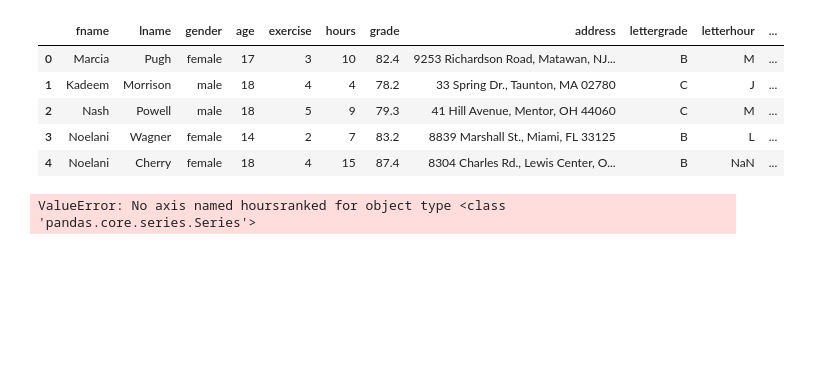
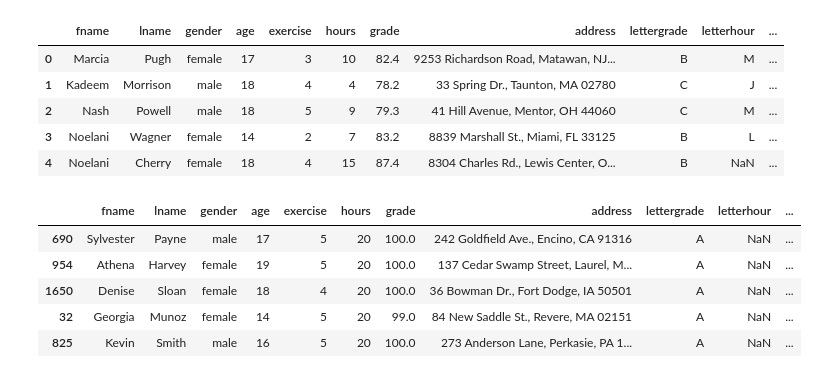
Before and after one commit to KKuzmiak/exercises, a Jupyter notebook: Learn Data Analysis.ipynb, the cells around one changed output. Saved outputs shown, nothing was run; the diff lists cells and outputs as text; code cells hidden in the pictures; blank space fills up the shorter version.

Commit message:
zmiana kodu sort values

```diff
--- a/Learn Data Analysis.ipynb
+++ b/Learn Data Analysis.ipynb
@@ -1102,6 +1102,11 @@ df5.head()
 | 3 | Noelani | Wagner | female | 14 | 2 | 7 | 83.2 | 8839 Marshall St., Miami, FL 33125 | B | L | ... |
 | 4 | Noelani | Cherry | female | 18 | 4 | 15 | 87.4 | 8304 Charles Rd., Lewis Center, O... | B | NaN | ... |
 # %%
-df5['hoursranked'].sort_values('hoursranked').tail(50)
+df5.sort_values('hoursranked').tail(5)
 # %% [output]
-ValueError: No axis named hoursranked for object type <class 'pandas.core.series.Series'>
+|  | fname | lname | gender | age | exercise | hours | grade | address | lettergrade | letterhour | ... |
+| 690 | Sylvester | Payne | male | 17 | 5 | 20 | 100.0 | 242 Goldfield Ave., Encino, CA 91316 | A | NaN | ... |
+| 954 | Athena | Harvey | female | 19 | 5 | 20 | 100.0 | 137 Cedar Swamp Street, Laurel, M... | A | NaN | ... |
+| 1650 | Denise | Sloan | female | 18 | 4 | 20 | 100.0 | 36 Bowman Dr., Fort Dodge, IA 50501 | A | NaN | ... |
+| 32 | Georgia | Munoz | female | 14 | 5 | 20 | 99.0 | 84 New Saddle St., Revere, MA 02151 | A | NaN | ... |
+| 825 | Kevin | Smith | male | 16 | 5 | 20 | 100.0 | 273 Anderson Lane, Perkasie, PA 1... | A | NaN | ... |
```
Also changed, not shown: parts of 17 cells of this notebook.
